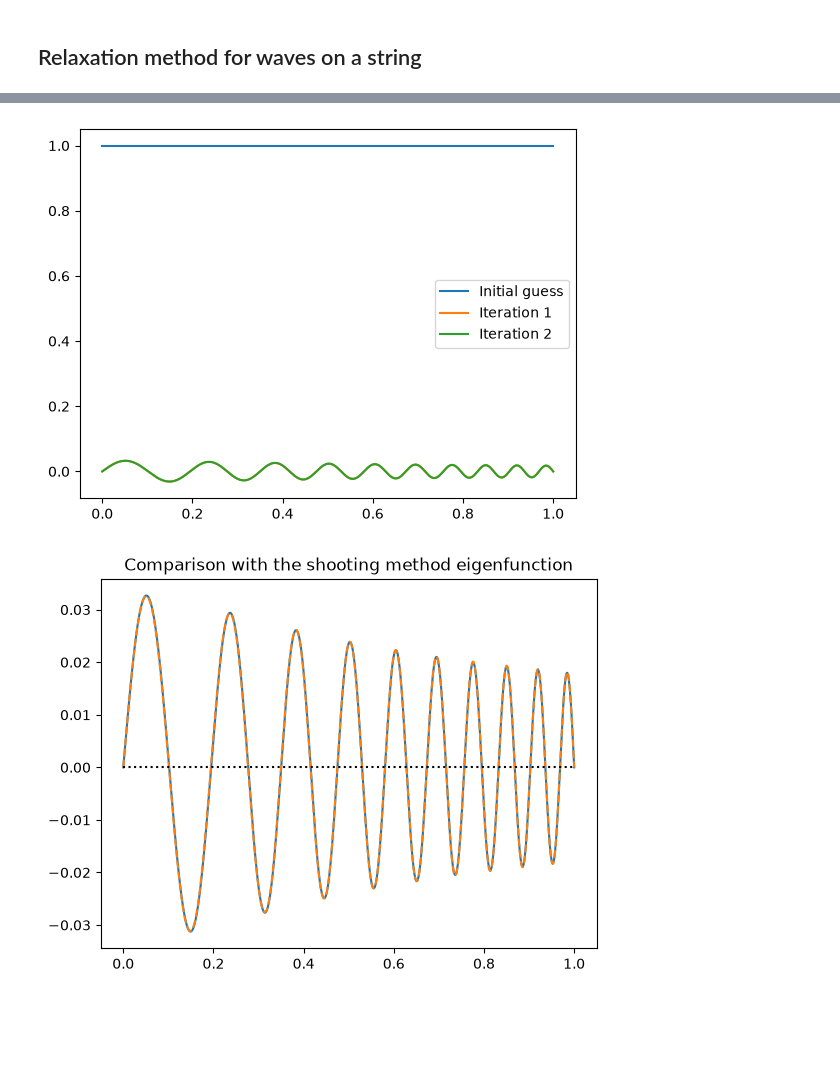
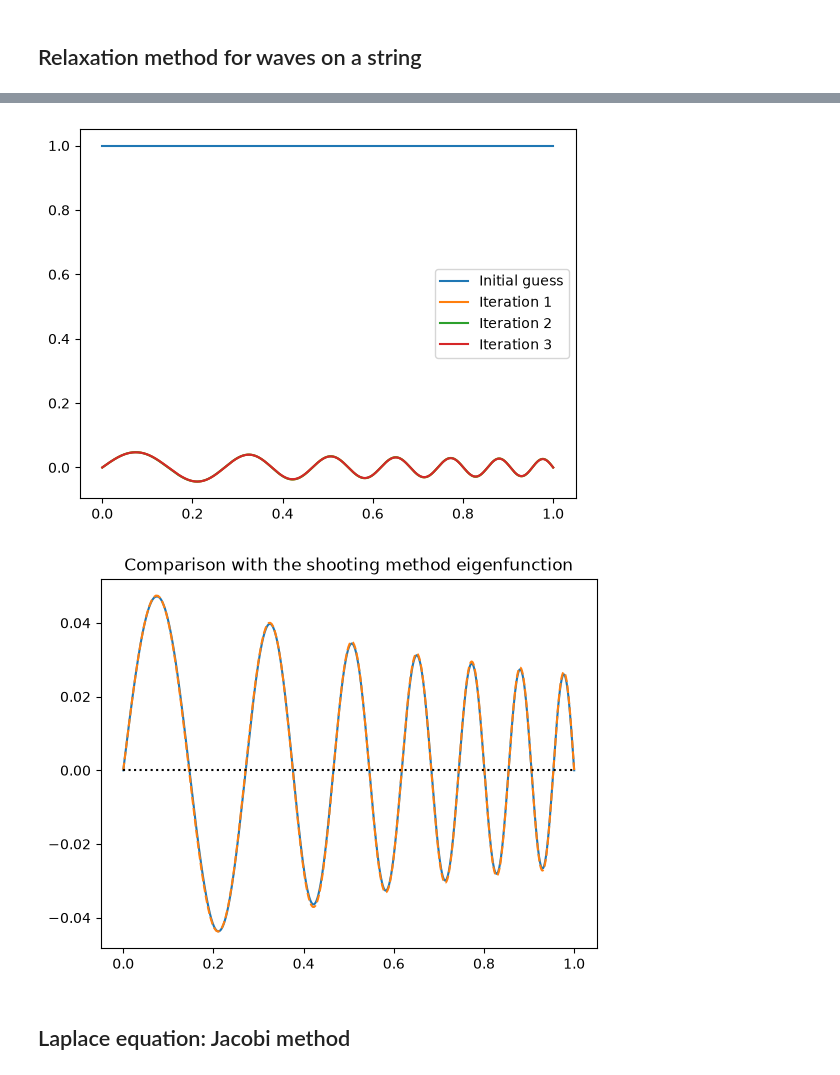
Before and after one commit to andrewcumming/phys512, a Jupyter notebook: solutions_bvp.ipynb, the cells around one changed output, grey strips where cells are left out. Drawn from its saved outputs; the diff is of its cells as text; code cells hidden in the pictures; blank space fills up the shorter version.

```diff
--- a/solutions_bvp.ipynb
+++ b/solutions_bvp.ipynb
@@ -73,7 +73,7 @@ def do_integration(omega):
     return result.y[0,-1]
 
 # Evaluate the displacement at x=1 on a grid of omega
-oms = np.pi * np.linspace(0.1,10,100)
+oms = np.pi * np.linspace(0.1,7,100)
 result = np.array([do_integration(om) for om in oms])
 plt.plot(oms/np.pi, result)
 plt.xlabel(r'$\omega/\pi$')
@@ -168,7 +167,7 @@ dx = x[1]-x[0]
 f = np.ones_like(x)
 plt.plot(x, f, label='Initial guess')
 
-niter = 2
+niter = 3
 for m in range(niter):
 
     t0 = time.time()
@@ -196,5 +195,7 @@ plt.plot(x,f)
 plt.title('Comparison with the shooting method eigenfunction')
 plt.plot(x_s, f_s, "--")
 plt.plot((0,1),(0,0),"k:")
+
+
 plt.show()
 # %% [output]
@@ -203,2 +205,4 @@ F=2.23952e-06; Solve took 0.000170469 seconds
-[figure, old version]
+[figure, new version]
-[figure, old version]
+[figure, new version]
+# %% [markdown]
+## Laplace equation: Jacobi method
```
Also changed, not shown: parts of 6 cells of this notebook.
